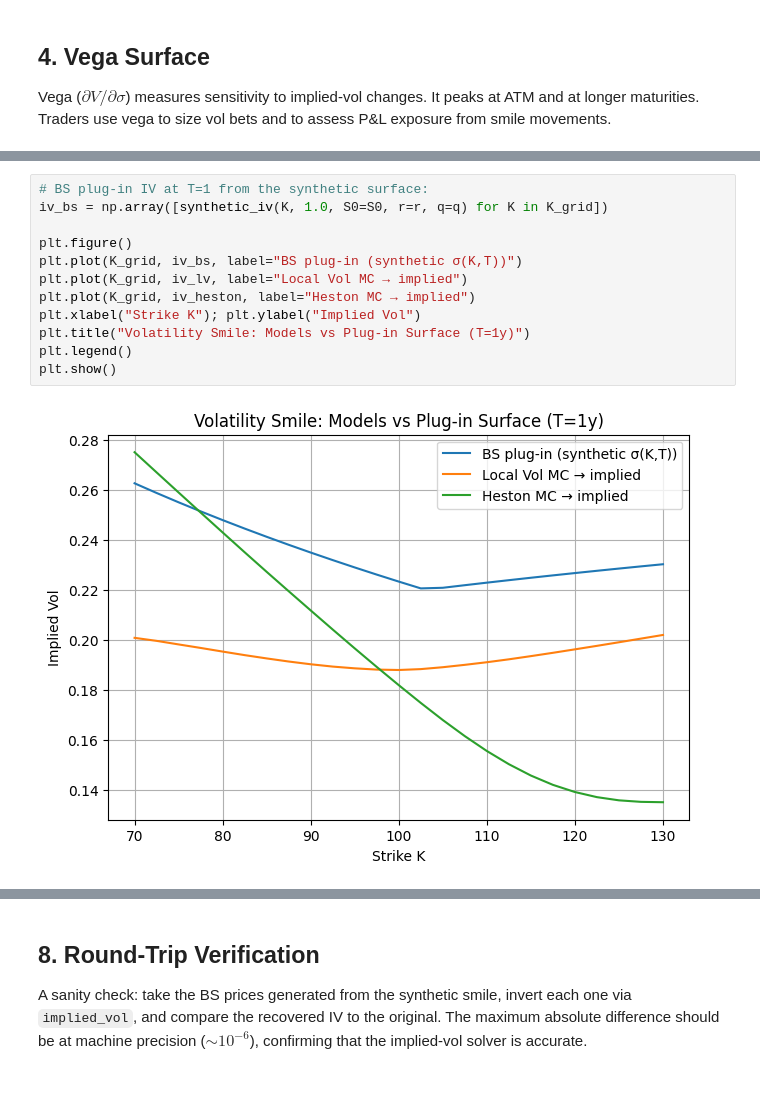
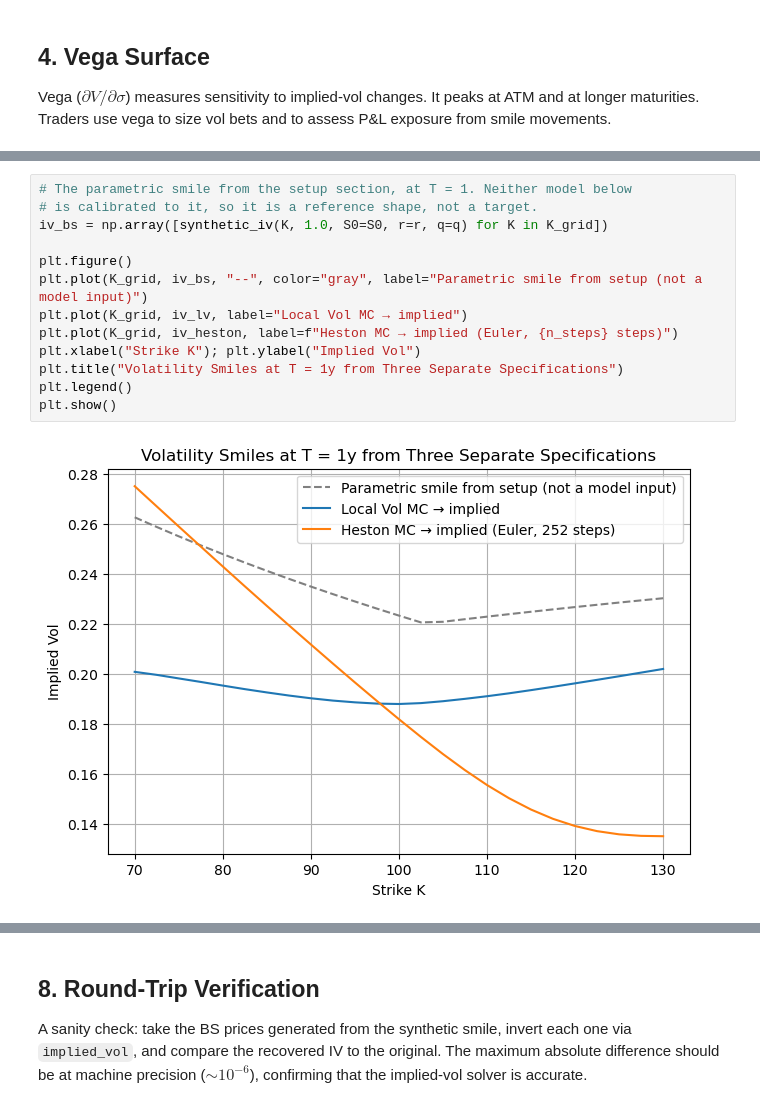
Before and after one commit to mengrenman/options-pricing-engine-black-scholes-binomial-monte-carlo, a Jupyter notebook: notebooks/03_Volatility_Smile.ipynb, the cells around one changed output, grey strips where cells are left out. Saved outputs shown, nothing was run; the diff lists cells and outputs as text.

```diff
--- a/notebooks/03_Volatility_Smile.ipynb
+++ b/notebooks/03_Volatility_Smile.ipynb
@@ -223,15 +226,16 @@ The Heston model generates a smile via **stochastic variance** with mean reversi
 # %%
-# BS plug-in IV at T=1 from the synthetic surface:
+# The parametric smile from the setup section, at T = 1. Neither model below
+# is calibrated to it, so it is a reference shape, not a target.
 iv_bs = np.array([synthetic_iv(K, 1.0, S0=S0, r=r, q=q) for K in K_grid])
 
 plt.figure()
-plt.plot(K_grid, iv_bs, label="BS plug-in (synthetic σ(K,T))")
+plt.plot(K_grid, iv_bs, "--", color="gray", label="Parametric smile from setup (not a model input)")
 plt.plot(K_grid, iv_lv, label="Local Vol MC → implied")
-plt.plot(K_grid, iv_heston, label="Heston MC → implied")
+plt.plot(K_grid, iv_heston, label=f"Heston MC → implied (Euler, {n_steps} steps)")
 plt.xlabel("Strike K"); plt.ylabel("Implied Vol")
-plt.title("Volatility Smile: Models vs Plug-in Surface (T=1y)")
+plt.title("Volatility Smiles at T = 1y from Three Separate Specifications")
 plt.legend()
 plt.show()
 # %% [output]
-[figure, old version]
+[figure, new version]
 # %% [markdown]
```
Also changed, not shown: parts of 12 cells of this notebook, 4 other files.
